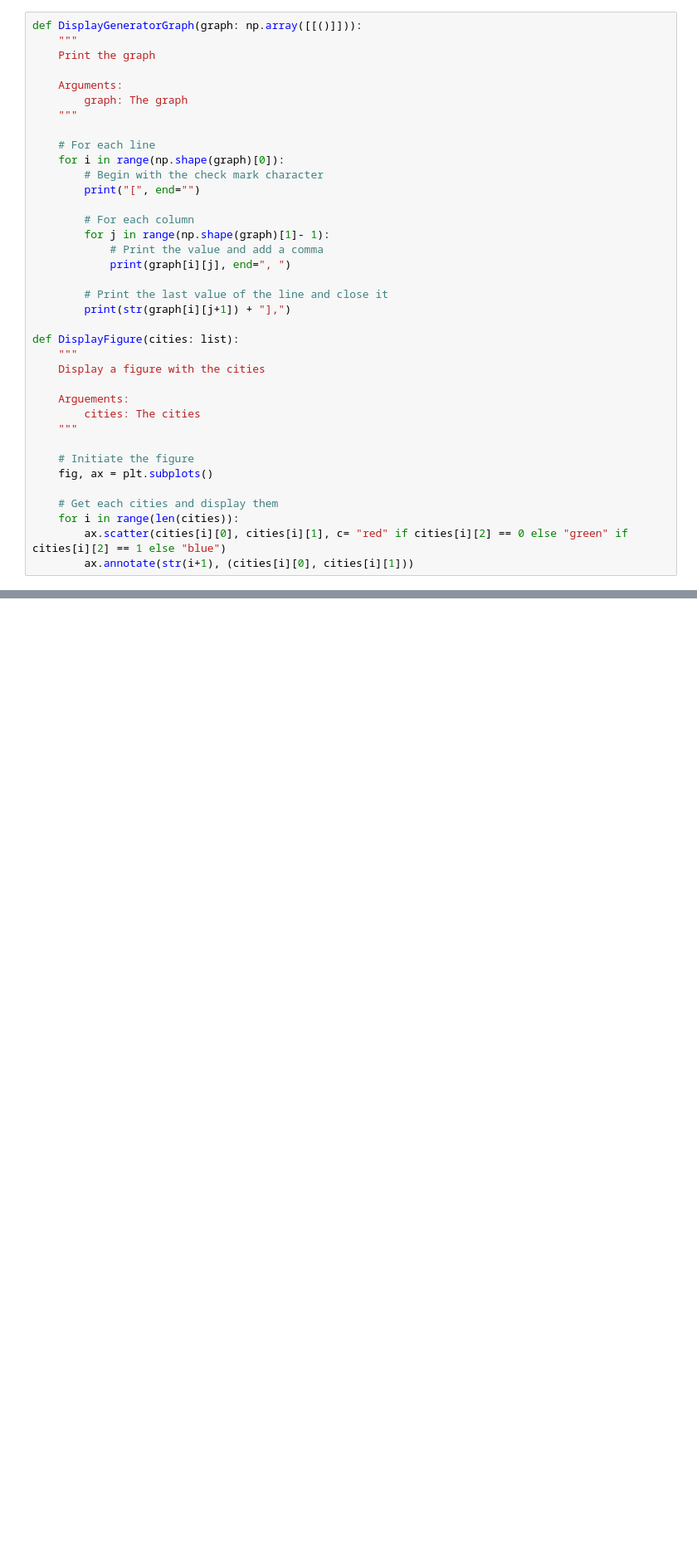
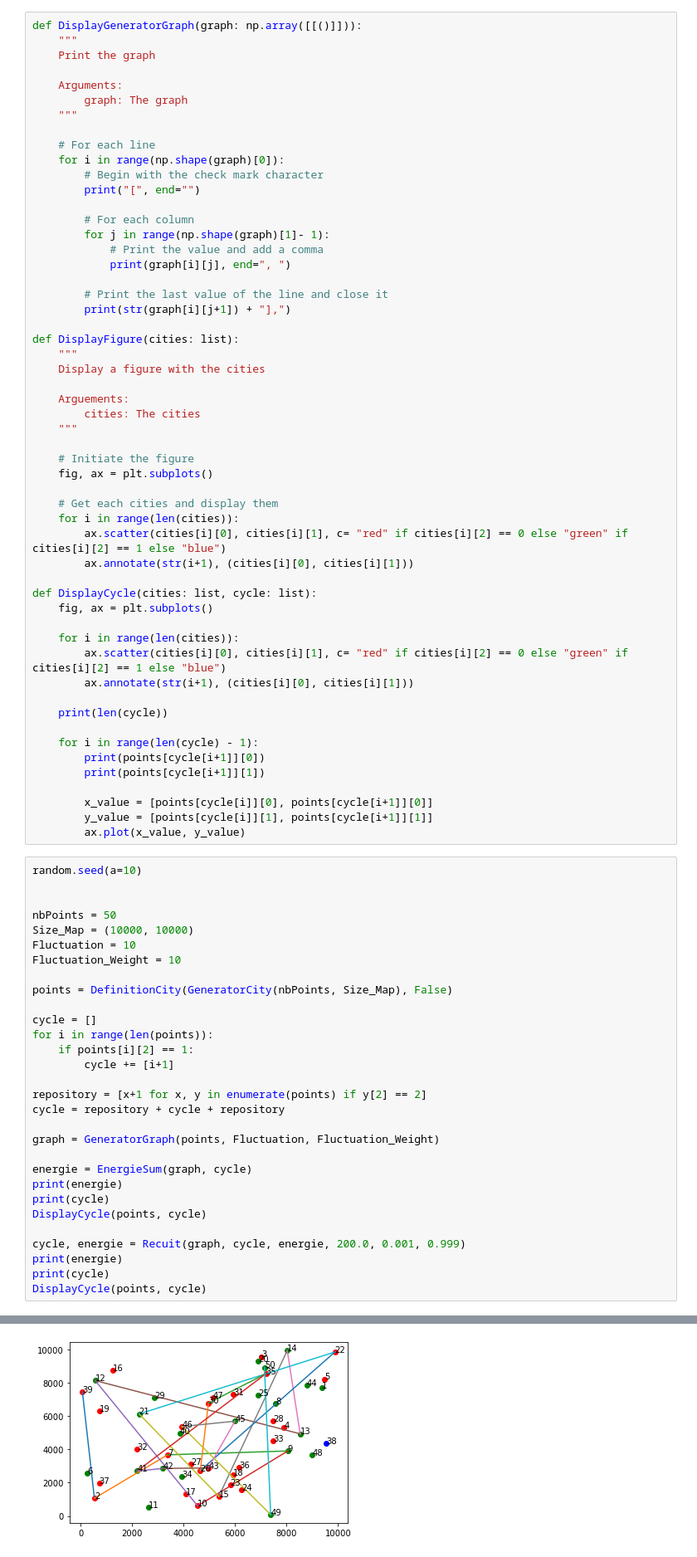
Before and after one commit to SnipeDragons/Algo-Livrable-1, a Jupyter notebook: Recuit.ipynb, the cells around one changed output, grey strips where cells are left out. Shown: that part at 83% size. Saved outputs shown, nothing was run; the diff lists cells and outputs as text; blank space fills up the shorter version.

Commit message:
Recuit modifier

```diff
--- a/Recuit.ipynb
+++ b/Recuit.ipynb
@@ -246,3 +267,51 @@ def DisplayFigure(cities: list):
     for i in range(len(cities)):
         ax.scatter(cities[i][0], cities[i][1], c= "red" if cities[i][2] == 0 else "green" if cities[i][2] == 1 else "blue")
         ax.annotate(str(i+1), (cities[i][0], cities[i][1]))
+
+def DisplayCycle(cities: list, cycle: list):
+    fig, ax = plt.subplots()
+
+    for i in range(len(cities)):
+        ax.scatter(cities[i][0], cities[i][1], c= "red" if cities[i][2] == 0 else "green" if cities[i][2] == 1 else "blue")
+        ax.annotate(str(i+1), (cities[i][0], cities[i][1]))
+
+    print(len(cycle))
+
+    for i in range(len(cycle) - 1):
+        print(points[cycle[i+1]][0])
+        print(points[cycle[i+1]][1])
+
+        x_value = [points[cycle[i]][0], points[cycle[i+1]][0]]
+        y_value = [points[cycle[i]][1], points[cycle[i+1]][1]]
+        ax.plot(x_value, y_value)
+# %%
+random.seed(a=10)
+
+
+nbPoints = 50
+Size_Map = (10000, 10000)
+Fluctuation = 10
+Fluctuation_Weight = 10
+
+points = DefinitionCity(GeneratorCity(nbPoints, Size_Map), False)
+
+cycle = []
+for i in range(len(points)):
+    if points[i][2] == 1:
+        cycle += [i+1]
+
+repository = [x+1 for x, y in enumerate(points) if y[2] == 2]
+cycle = repository + cycle + repository
+
+graph = GeneratorGraph(points, Fluctuation, Fluctuation_Weight)
+
+energie = EnergieSum(graph, cycle)
+print(energie)
+print(cycle)
+DisplayCycle(points, cycle)
+
+cycle, energie = Recuit(graph, cycle, energie, 200.0, 0.001, 0.999)
+print(energie)
+print(cycle)
+DisplayCycle(points, cycle)
+# %% [output]
@@ -248,0 +336 @@ def DisplayFigure(cities: list):
+[figure, added]
```
Also changed, not shown: parts of 7 cells of this notebook.
